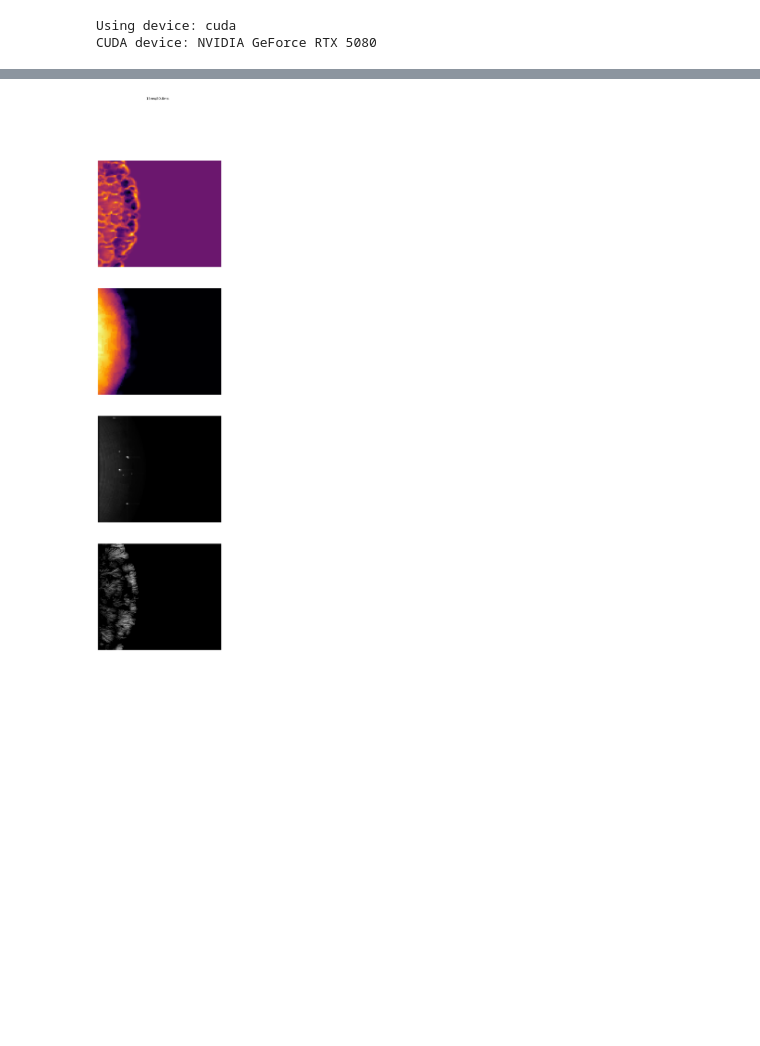
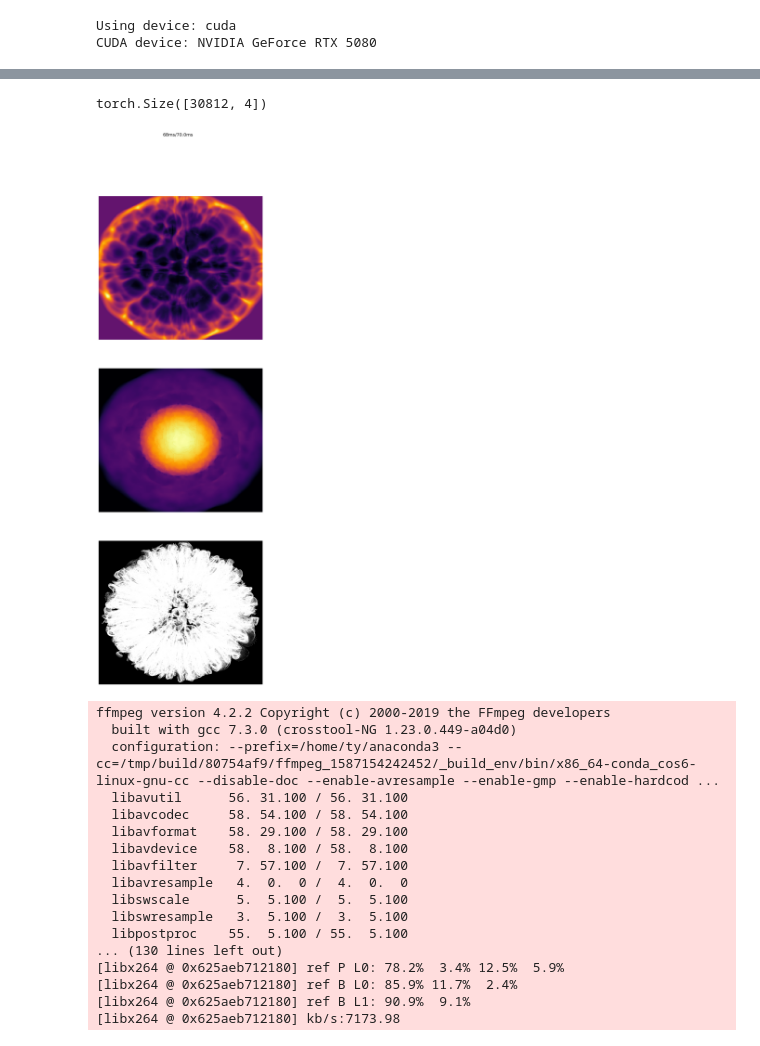
Before and after one commit to teo646/CFD, a Jupyter notebook: simulation/explosion_simulation.ipynb, the cells around one changed output, grey strips where cells are left out. Drawn from its saved outputs; the diff is of its cells as text; code cells hidden in the pictures; blank space fills up the shorter version.

Commit message:
contour points on boundary band

```diff
--- a/simulation/explosion_simulation.ipynb
+++ b/simulation/explosion_simulation.ipynb
@@ -5,6 +5,7 @@ import os
 import time
 import numpy as np
 import matplotlib.pyplot as plt
+import math
 
 
 from CFD.Riemann_Solvers_and_Numerical_Methods_for_Fluid_Dynamics_by_TORO.chapter13_14 import muscl_reconstruction, transmissive_bc, reflective_bc
@@ -19,7 +20,8 @@ from CFD import create_sphere_mask
 
 from CFD import RadiativeTransfer
 from CFD import AdvectingField
-from CFD import create_random_sphere_points, LinesOnVolume
+from CFD import create_uniform_sphere_points, LinesOnVolume
+from CFD import create_boundary_band_with_contours
 
 from JupyterVisualizer import VideoRecorder, visualize_voxel, visualize_point_cloud
 
@@ -33,13 +35,11 @@ print(f"Using device: {device}")
 if device.type == "cuda":
     print(f"CUDA device: {torch.cuda.get_device_name(0)}")
 
-folder1 = "/mnt/storage/lines"
-folder2 = "/mnt/storage/pressure"
+folder = "/mnt/storage/simulation"
 
-shutil.rmtree(folder1, ignore_errors=True)
-os.makedirs(folder1, exist_ok=True)
-shutil.rmtree(folder2, ignore_errors=True)
-os.makedirs(folder2, exist_ok=True)
+shutil.rmtree(folder, ignore_errors=True)
+os.makedirs(folder, exist_ok=True)
+os.makedirs(os.path.join(folder, 'lines'), exist_ok=True)
 # %% [output]
 Using device: cuda
 CUDA device: NVIDIA GeForce RTX 5080
@@ -48,10 +48,10 @@ CUDA device: NVIDIA GeForce RTX 5080
 
 #physical quantities--------------------------------------------
 
-X_DOMAIN = [0, 1] # 1 m
-Y_DOMAIN = [0, 1] # 1 m
-Z_DOMAIN = [0, (1 + 2 ** 0.5) ** 0.5]
-T_DOMAIN = [0, 0.08]
+X_DOMAIN = [-1, 1]
+Y_DOMAIN = [-1, 1]
+Z_DOMAIN = [0, 1]
+T_DOMAIN = [0, 0.07]
 EXPLOSION_T = 0.12
 
 GAMMA = 1.4
@@ -61,11 +61,12 @@ GAMMA = 1.4
 #for 2dim simulateion set z_domain to 1
 DIMENSION = 3
 
-RESOLUTION = 50, 100, 100
+RESOLUTION = 100, 200, 200
 
 DX = (X_DOMAIN[1] - X_DOMAIN[0]) / RESOLUTION[2]
 DY = (Y_DOMAIN[1] - Y_DOMAIN[0]) / RESOLUTION[1]
 DZ = (Z_DOMAIN[1] - Z_DOMAIN[0]) / RESOLUTION[0]
+
 
 CFL_COEFFICIENT = 0.6
 TOL = 1e-6
@@ -90,11 +91,11 @@ rho_outer = rho_outer_phy / rho0
 p_outer = p_outer_phy / p0
 
 sigma = 0.01
-boundary_band_radius = 1
-center = (-0.70710678, 0.5,  0)
+boundary_band_radius = 0.5
+center = (0, 0, 1)
 
-FPS = 45
-PB_speed = 0.006
+FPS = 10
+PB_speed = 0.02
 
 print(f"total video time: {(T_DOMAIN[1] - T_DOMAIN[0]) / PB_speed}")
 # %% [output]
@@ -190 +163,5 @@ torch.Size([3072, 3])
+# %%
+print(points.shape)
+# %% [output]
+torch.Size([30812, 4])
 # %%
@@ -231,43 +187,59 @@ sim = Simulator(
     update_method=strang_update,
     solid_cell = solid_cell,
     dimension=DIMENSION,
-    visualizers=[RT, lines]
+    visualizers=[LoV]
 )
 # %%
 t = T_DOMAIN[0]
 # set it to -1 to make it immediately record after simulation starts.
 recorded_t = -1
 
 
 y_center = int(RESOLUTION[1] / 2)
 x_center = int(RESOLUTION[2] / 2)
 z_pos = int(RESOLUTION[0] / 2)
 
 near = int(0.1 / DX)
 far = 2 * near
 
-IV = VideoRecorder((sim.get_images_num(), 1), record = True, save_path="./explosion_simulation", figsize=(8, 8 * sim.get_images_num()), cmaps = ['inferno', 'inferno', 'gray'])
+IV = VideoRecorder((sim.get_images_num(), 1), record = True, save_path="./explosion_simulation", figsize=(8, 8 * sim.get_images_num()), cmaps = ['inferno', 'inferno', 'inferno'])
 
 while t < T_DOMAIN[1]:
     dt = sim.update()
     t += dt
     μs = int(t * 1000000)
-
-    torch.save(sim.cell[..., 4].cpu(), os.path.join(folder2, f"{μs:09d}.pt") )
 
     if(t < EXPLOSION_T):
         U = W_to_U(sim.cell, GAMMA)
         U += dt * source
         sim.cell = U_to_W(U, GAMMA)
 
     #2ms 이상 지나면 기록
     if(t - recorded_t > (1 / FPS) * PB_speed):
-        torch.save(lines.lines.cpu(), os.path.join(folder1, f"{μs:09d}.pt"))
+
+        torch.save(LoV.lines.cpu(), os.path.join(folder, 'lines',  f"{μs:09d}.pt"))
         IV.set_title(f"{round(t * 1000)}ms/{T_DOMAIN[1] * 1000}ms")
         images = sim.get_images()
 
         IV.update(images, t)
         recorded_t = t
-        #torch.save(sim.cell, os.path.join(folder, f"{μs:09d}.pt") )
+IV.close(PB_speed=PB_speed)
 # %% [output]
-[figure, old version]
+[figure, new version]
+ffmpeg version 4.2.2 Copyright (c) 2000-2019 the FFmpeg developers
+  built with gcc 7.3.0 (crosstool-NG 1.23.0.449-a04d0)
+  configuration: --prefix=/home/ty/anaconda3 --cc=/tmp/build/80754af9/ffmpeg_1587154242452/_build_env/bin/x86_64-conda_cos6-linux-gnu-cc --disable-doc --enable-avresample --enable-gmp --enable-hardcod ...
+  libavutil      56. 31.100 / 56. 31.100
+  libavcodec     58. 54.100 / 58. 54.100
+  libavformat    58. 29.100 / 58. 29.100
+  libavdevice    58.  8.100 / 58.  8.100
+  libavfilter     7. 57.100 /  7. 57.100
+  libavresample   4.  0.  0 /  4.  0.  0
+  libswscale      5.  5.100 /  5.  5.100
+  libswresample   3.  5.100 /  3.  5.100
+  libpostproc    55.  5.100 / 55.  5.100
+... (130 lines left out)
+[libx264 @ 0x625aeb712180] ref P L0: 78.2%  3.4% 12.5%  5.9%
+[libx264 @ 0x625aeb712180] ref B L0: 85.9% 11.7%  2.4%
+[libx264 @ 0x625aeb712180] ref B L1: 90.9%  9.1%
+[libx264 @ 0x625aeb712180] kb/s:7173.98
```
Also changed, not shown: parts of 9 cells of this notebook, 8 other files.
